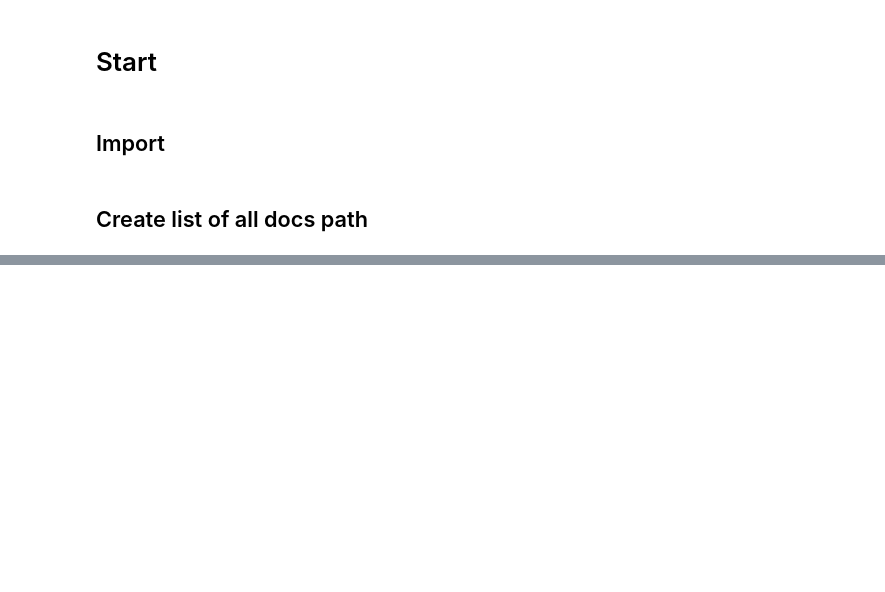
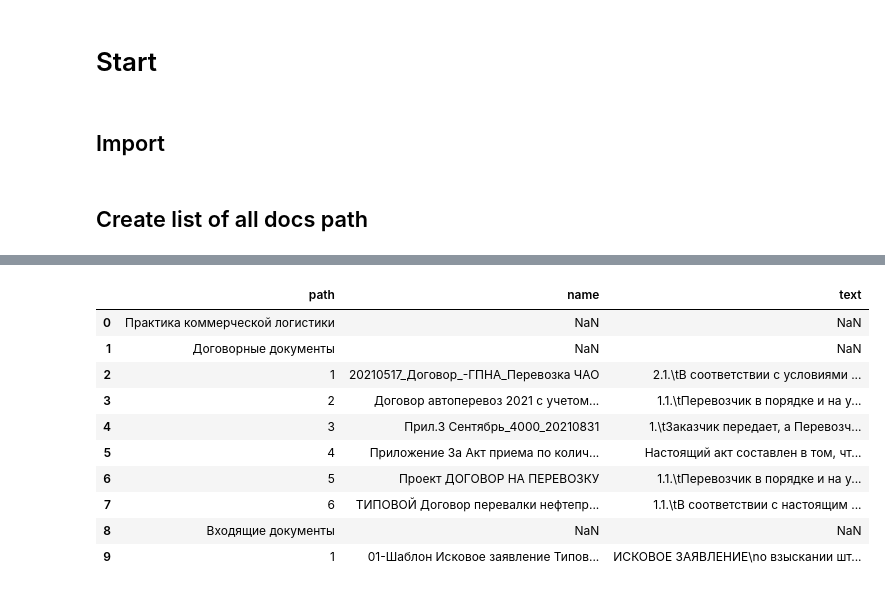
Before and after one commit to nemoware/doc-classifier, a Jupyter notebook: main.ipynb, the cells around one changed output, grey strips where cells are left out. Saved outputs shown, nothing was run; the diff lists cells and outputs as text; code cells hidden in the pictures; blank space fills up the shorter version.

```diff
--- a/main.ipynb
+++ b/main.ipynb
@@ -237,0 +262,17 @@ finally:
+# %%
+df = df.drop(df.columns[[3, 4]], axis=1)
+df = df.rename(columns={df.columns[0]: "path", df.columns[1]: "name", df.columns[2]: "text"})
+# df = df.index.names = ['path']
+df.head(10)
+# %% [output]
+|  | path | name | text |
+| 0 | Практика коммерческой логистики | NaN | NaN |
+| 1 | Договорные документы | NaN | NaN |
+| 2 | 1 | 20210517_Договор_-ГПНА_Перевозка ЧАО | 2.1.\tВ соответствии с условиями ... |
+| 3 | 2 | Договор автоперевоз 2021 с учетом... | 1.1.\tПеревозчик в порядке и на у... |
+| 4 | 3 | Прил.3 Сентябрь_4000_20210831 | 1.\tЗаказчик передает, а Перевозч... |
+| 5 | 4 | Приложение 3а Акт приема по колич... | Настоящий акт составлен в том, чт... |
+| 6 | 5 | Проект ДОГОВОР НА ПЕРЕВОЗКУ | 1.1.\tПеревозчик в порядке и на у... |
+| 7 | 6 | ТИПОВОЙ Договор перевалки нефтепр... | 1.1.\tВ соответствии с настоящим ... |
+| 8 | Входящие документы | NaN | NaN |
+| 9 | 1 | 01-Шаблон Исковое заявление Типов... | ИСКОВОЕ ЗАЯВЛЕНИЕ\nо взыскании шт... |
```
Also changed, not shown: parts of 15 cells of this notebook, 2 other files.
